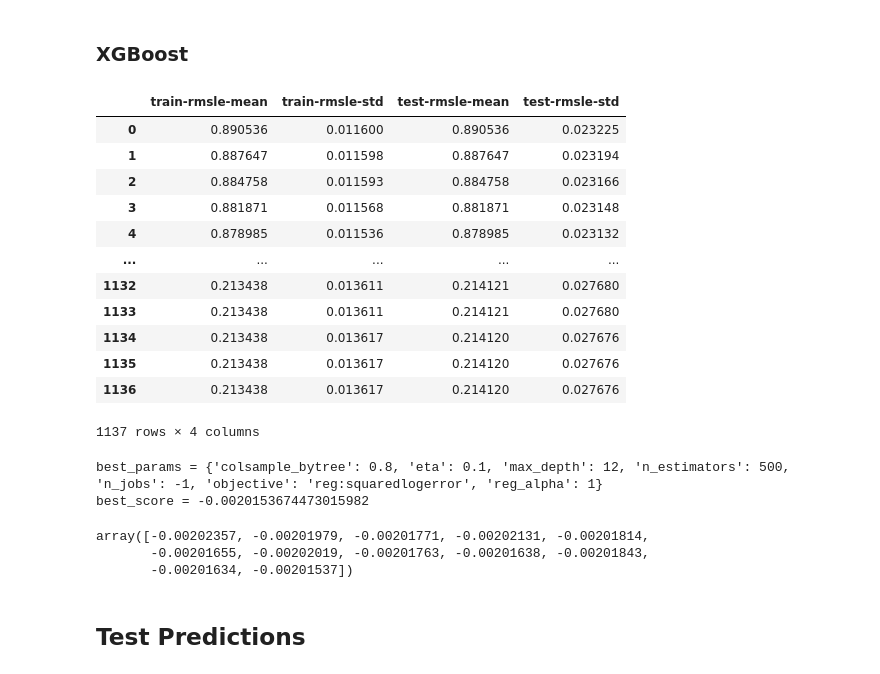
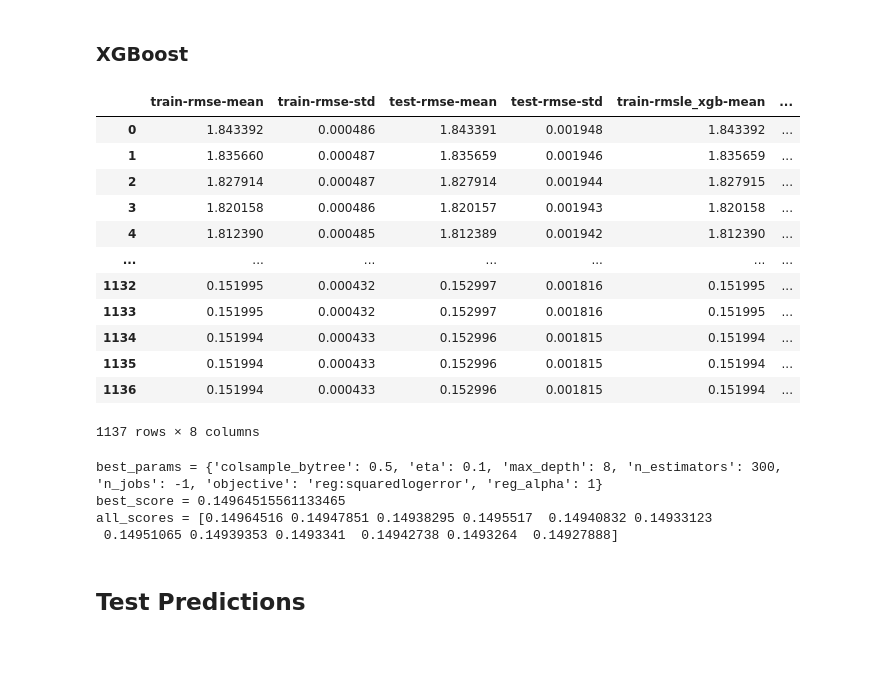
Before and after one commit to stephanie-yz/Kaggle_PG4.04_Abalone, a Jupyter notebook: 03_Modelling.ipynb, the cells around one changed output. Drawn from its saved outputs; the diff is of its cells as text; code cells hidden in the pictures.

Commit message:
Make custom scorer object and revert back to 500 XGB trees

```diff
--- a/03_Modelling.ipynb
+++ b/03_Modelling.ipynb
@@ -73,12 +76,26 @@ array([0.69314718, 1.09861229, 1.38629436, 1.60943791, 1.79175947,
+# %%
+## Root Mean Squared Logarithmic Error
+
+## Define function to inverse transform y for scorer calculations
+def custom_rmsle_scorer(y_true, y_pred):
+    # Apply inverse transformation to y
+    y_true = np.expm1(y_true)
+    y_pred = np.expm1(y_pred)
+    # Calculate RMSLE
+    rmsle = mean_squared_log_error(y_true, y_pred, squared=False)
+    return rmsle
+
+## Define custom scorer
+rmsle = make_scorer(custom_rmsle_scorer)
 # %% [markdown]
 ## Modelling
 ### Random Forest Averaging
 # %%
 ## hyperparameter tuning: n_estimators
-param_grid = {'n_estimators' : np.arange(300,450,50), 'n_jobs' : [-1]}
+param_grid = {'n_estimators' : np.arange(350,450,50), 'n_jobs' : [-1]}
 kf = KFold(n_splits=5, shuffle=True, random_state=888)
 
-rf_tuning = GridSearchCV(RandomForestRegressor(random_state=888), param_grid, scoring='neg_mean_squared_log_error', cv=kf, n_jobs=-1)
+rf_tuning = GridSearchCV(RandomForestRegressor(random_state=888), param_grid, scoring=rmsle, cv=kf, n_jobs=-1)
 rf_tuning.fit(x_train_onehot.values, y_train)
 None
 # %%
@@ -127,41 +144,50 @@ rfvot.fit(x_train_onehot.values, y_train_le); None
 # %% [markdown]
 ### XGBoost
 # %%
+## Define custom metric function to inverse transform y for metric - xgb.cv requires diff object than GridSearchCV
+    ##  TURNS OUT RMSLE ON UNTRANSFORMED Y, IS THE SAME AS RMSE ON TRANSFORMED LOG(Y+1) - :( at least it was a good learning experience
+## Root Mean Squared Logarithmic Error Metric
+def rmsle_xgb(y_pred: np.ndarray, dtrain: xgb.DMatrix):
+    y_true = np.expm1(dtrain.get_label())
+    y_pred = np.expm1(y_pred)
+    rmsle_xgb = mean_squared_log_error(y_true, y_pred, squared=False)
+    return 'rmsle_xgb', rmsle_xgb
+
 ## convert data to DMatrix
 x_train_onehot_D = xgb.DMatrix(data=x_train_onehot, label=y_train)
 
 ## cross-validation
 ## parameters taken from: https://www.kaggle.com/code/thiagomantuani/ps4e4-abalone-regression-baseline/notebook#Models
 params = {'objective':'reg:squaredlogerror', 'max_depth':10,
             'verbosity': 0,
             'booster': 'gbtree',
             'tree_method': 'hist',
             'min_child_weight': 7,
             'grow_policy': 'lossguide',
             'gamma': 0.03816426816838989,
             'subsample': 0.486382907668344,
             'reg_lambda': 1.7487237399420372,
             'reg_alpha': 0.013043045359306716,
             'learning_rate': 0.011733966748427322,
             'colsample_bytree': 0.5748511749872887, }
-xgb_tuning_trial = xgb.cv(dtrain=x_train_onehot_D, params=params, num_boost_round=1137, early_stopping_rounds=20, nfold=5, as_pandas=True, seed=888, metrics='rmsle')
+xgb_tuning_trial = xgb.cv(dtrain=x_train_onehot_D, params=params, num_boost_round=1137, early_stopping_rounds=20, nfold=5, as_pandas=True, seed=888, metrics='rmse', custom_metric=rmsle_xgb)
 
 ## mean result
-np.sqrt(xgb_tuning_trial)
+xgb_tuning_trial
 # %% [output]
-|  | train-rmsle-mean | train-rmsle-std | test-rmsle-mean | test-rmsle-std |
-| 0 | 0.890536 | 0.011600 | 0.890536 | 0.023225 |
-| 1 | 0.887647 | 0.011598 | 0.887647 | 0.023194 |
-| 2 | 0.884758 | 0.011593 | 0.884758 | 0.023166 |
-| 3 | 0.881871 | 0.011568 | 0.881871 | 0.023148 |
-| 4 | 0.878985 | 0.011536 | 0.878985 | 0.023132 |
-| ... | ... | ... | ... | ... |
-| 1132 | 0.213438 | 0.013611 | 0.214121 | 0.027680 |
-| 1133 | 0.213438 | 0.013611 | 0.214121 | 0.027680 |
-| 1134 | 0.213438 | 0.013617 | 0.214120 | 0.027676 |
-| 1135 | 0.213438 | 0.013617 | 0.214120 | 0.027676 |
-| 1136 | 0.213438 | 0.013617 | 0.214120 | 0.027676 |
+|  | train-rmse-mean | train-rmse-std | test-rmse-mean | test-rmse-std | train-rmsle_xgb-mean | ... |
+| 0 | 1.843392 | 0.000486 | 1.843391 | 0.001948 | 1.843392 | ... |
+| 1 | 1.835660 | 0.000487 | 1.835659 | 0.001946 | 1.835659 | ... |
+| 2 | 1.827914 | 0.000487 | 1.827914 | 0.001944 | 1.827915 | ... |
+| 3 | 1.820158 | 0.000486 | 1.820157 | 0.001943 | 1.820158 | ... |
+| 4 | 1.812390 | 0.000485 | 1.812389 | 0.001942 | 1.812390 | ... |
+| ... | ... | ... | ... | ... | ... | ... |
+| 1132 | 0.151995 | 0.000432 | 0.152997 | 0.001816 | 0.151995 | ... |
+| 1133 | 0.151995 | 0.000432 | 0.152997 | 0.001816 | 0.151995 | ... |
+| 1134 | 0.151994 | 0.000433 | 0.152996 | 0.001815 | 0.151994 | ... |
+| 1135 | 0.151994 | 0.000433 | 0.152996 | 0.001815 | 0.151994 | ... |
+| 1136 | 0.151994 | 0.000433 | 0.152996 | 0.001815 | 0.151994 | ... |
-1137 rows × 4 columns
+1137 rows × 8 columns
 # %%
 ## hyperparameter tuning: n_estimators
 param_grid = {'n_estimators' : np.arange(300,600,100), 'max_depth':[8,12], 'eta':[0.1], 'colsample_bytree': [0.5, 0.8], 'reg_alpha':[1],         # parameters to tune
@@ -176,12 +202,11 @@ None
 xgb_tuning_accr = xgb_tuning.cv_results_['mean_test_score']
 print('best_params =', xgb_tuning.best_params_)
 print('best_score =', xgb_tuning.best_score_)
-xgb_tuning_accr
+print('all_scores =', xgb_tuning_accr)
 # %% [output]
-best_params = {'colsample_bytree': 0.8, 'eta': 0.1, 'max_depth': 12, 'n_estimators': 500, 'n_jobs': -1, 'objective': 'reg:squaredlogerror', 'reg_alpha': 1}
-best_score = -0.0020153674473015982
+best_params = {'colsample_bytree': 0.5, 'eta': 0.1, 'max_depth': 8, 'n_estimators': 300, 'n_jobs': -1, 'objective': 'reg:squaredlogerror', 'reg_alpha': 1}
+best_score = 0.14964515561133465
+all_scores = [0.14964516 0.14947851 0.14938295 0.1495517  0.14940832 0.14933123
+ 0.14951065 0.14939353 0.1493341  0.14942738 0.1493264  0.14927888]
-array([-0.00202357, -0.00201979, -0.00201771, -0.00202131, -0.00201814,
-       -0.00201655, -0.00202019, -0.00201763, -0.00201638, -0.00201843,
-       -0.00201634, -0.00201537])
 # %%
 ## instantiate xgb algorithm, using best tuned param
```
Also changed, not shown: parts of 5 cells of this notebook.
